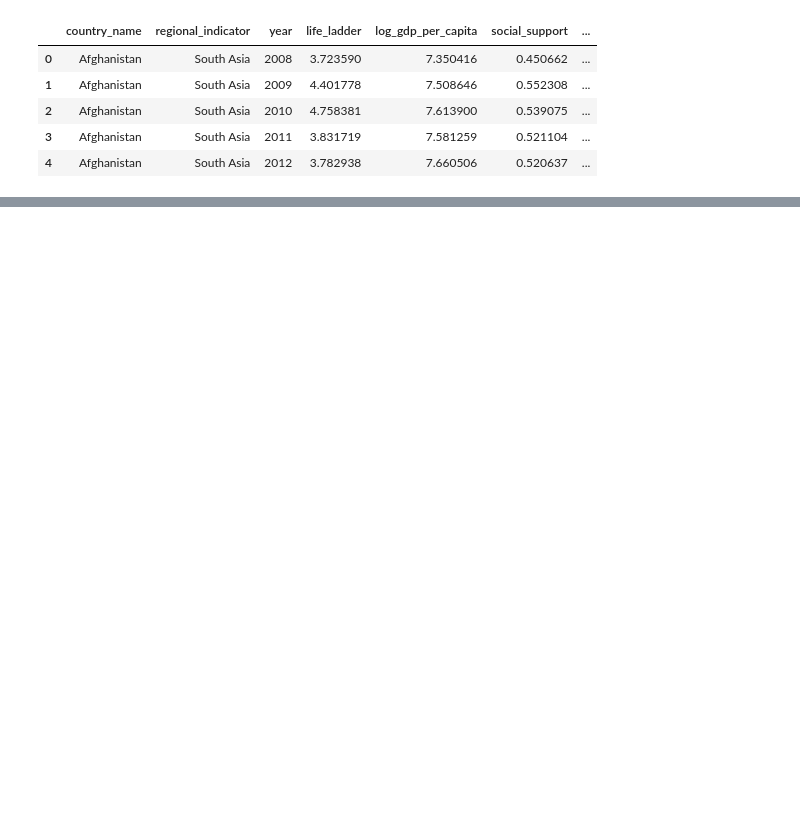
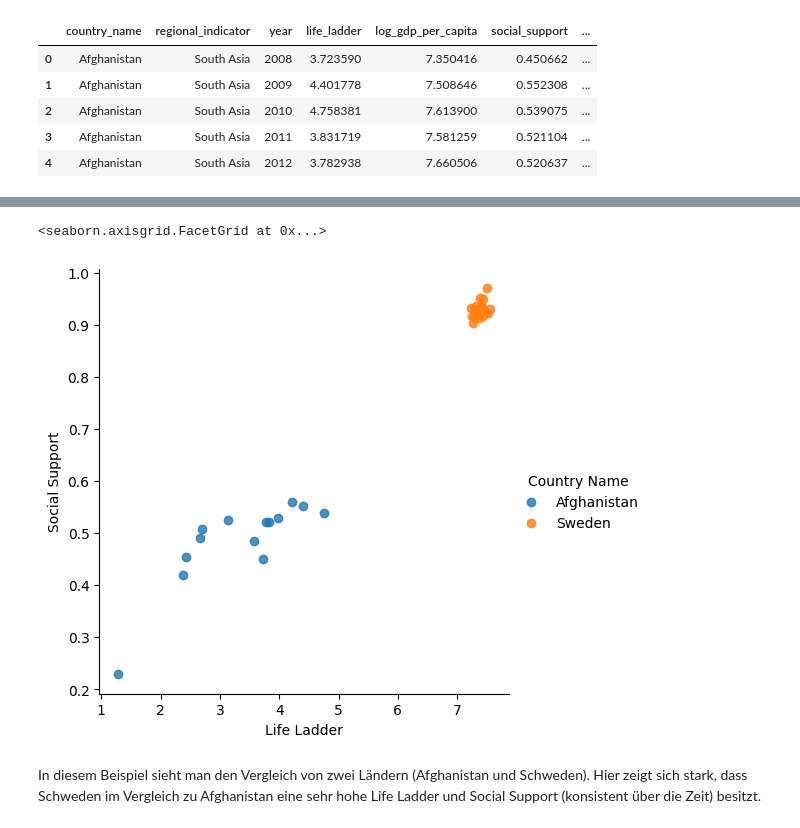
Before and after one commit to Yannick93qw/fhgr-msc-ux-world-happiness-dashboard, a Jupyter notebook: jupyter-notebook/world-happiness-notebook.ipynb, the cells around one changed output, grey strips where cells are left out. Drawn from its saved outputs; the diff is of its cells as text; code cells hidden in the pictures; blank space fills up the shorter version.

```diff
--- a/jupyter-notebook/world-happiness-notebook.ipynb
+++ b/jupyter-notebook/world-happiness-notebook.ipynb
@@ -243,0 +309,17 @@ df.head()
+# %%
+# Get Afghanistan and Sweden
+df_multiple_countries = df[(df["Country Name"] == "Afghanistan") | (df["Country Name"] == "Sweden")]
+
+# It is possible to use plotly for this, but it is more cumbersome as we have to define a color map etc.
+# Therefore I commented out this code and use seaborn which works much better.
+# country_colors = {"Afghanistan": "blue", "Sweden": "red"}
+# df_multiple_countries.plot.scatter(x='Life Ladder', y='Social Support', c=df_multiple_countries["Country Name"].map(country_colors))
+
+# Create a scatter and use the country name for coloring.
+sns.lmplot(x='Life Ladder',y='Social Support',data=df_multiple_countries,fit_reg=False, hue="Country Name")
+# %% [output]
+<seaborn.axisgrid.FacetGrid at 0x...>
+[figure, added]
+# %% [markdown]
+In diesem Beispiel sieht man den Vergleich von zwei Ländern (Afghanistan und Schweden).
+Hier zeigt sich stark, dass Schweden im Vergleich zu Afghanistan eine sehr hohe Life Ladder und Social Support (konsistent über die Zeit) besitzt.
```
Also changed, not shown: parts of 15 cells of this notebook.
